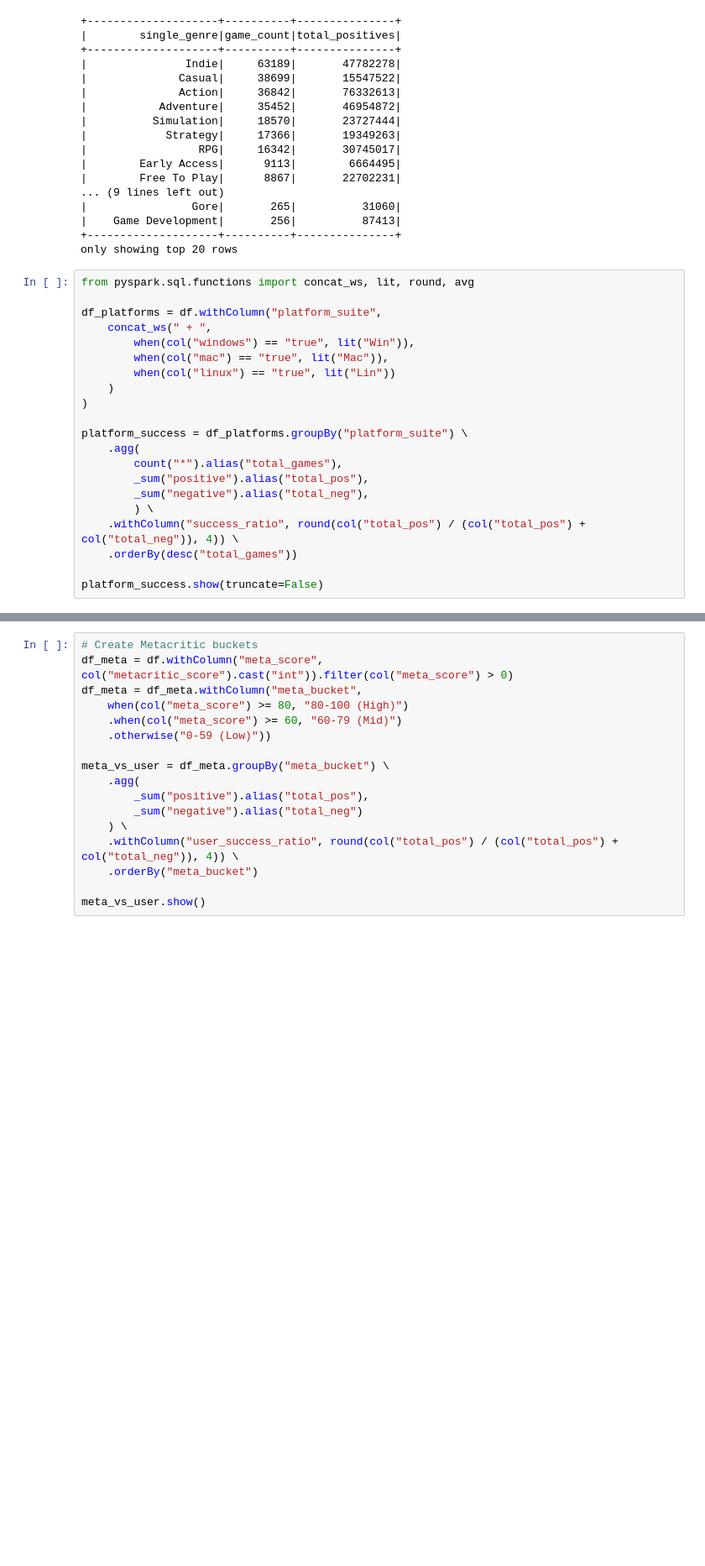
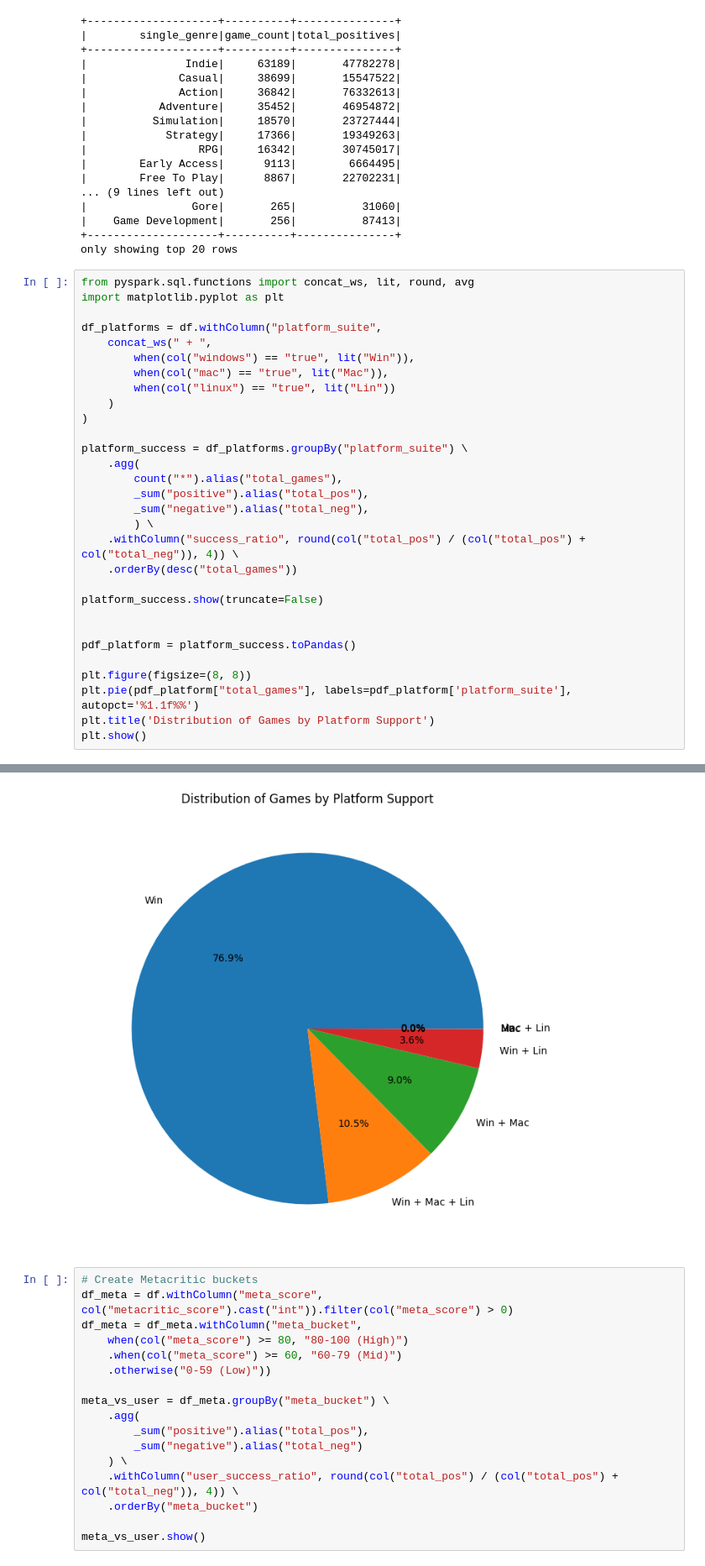
Before and after one commit to sjsu-cs131-spring26/Misteam-Steam-Videogames, a Jupyter notebook: Colab/Misteam_Project_Assign_5_CS131.ipynb, the cells around one changed output, grey strips where cells are left out. Shown at 84% size. Saved outputs shown, nothing was run; the diff lists cells and outputs as text; blank space fills up the shorter version.

```diff
--- a/Colab/Misteam_Project_Assign_5_CS131.ipynb
+++ b/Colab/Misteam_Project_Assign_5_CS131.ipynb
@@ -293,37 +293,47 @@ genre_popularity.show(20)
 only showing top 20 rows
 # %%
 from pyspark.sql.functions import concat_ws, lit, round, avg
+import matplotlib.pyplot as plt
 
 df_platforms = df.withColumn("platform_suite",
     concat_ws(" + ",
         when(col("windows") == "true", lit("Win")),
         when(col("mac") == "true", lit("Mac")),
         when(col("linux") == "true", lit("Lin"))
     )
 )
 
 platform_success = df_platforms.groupBy("platform_suite") \
     .agg(
         count("*").alias("total_games"),
         _sum("positive").alias("total_pos"),
         _sum("negative").alias("total_neg"),
         ) \
     .withColumn("success_ratio", round(col("total_pos") / (col("total_pos") + col("total_neg")), 4)) \
     .orderBy(desc("total_games"))
 
 platform_success.show(truncate=False)
+
+
+pdf_platform = platform_success.toPandas()
+
+plt.figure(figsize=(8, 8))
+plt.pie(pdf_platform["total_games"], labels=pdf_platform['platform_suite'], autopct='%1.1f%%')
+plt.title('Distribution of Games by Platform Support')
+plt.show()
 # %% [output]
 +---------------+-----------+---------+---------+-------------+
 |platform_suite |total_games|total_pos|total_neg|success_ratio|
 +---------------+-----------+---------+---------+-------------+
 |Win            |68931      |63900055 |12791538 |0.8332       |
 |Win + Mac + Lin|9377       |24881705 |2803150  |0.8987       |
 |Win + Mac      |8039       |13918387 |1644323  |0.8943       |
 |Win + Lin      |3241       |11104964 |1562855  |0.8766       |
 |Mac            |21         |227      |142      |0.6152       |
 |Lin            |8          |84       |56       |0.6          |
 |Mac + Lin      |1          |116      |21       |0.8467       |
 +---------------+-----------+---------+---------+-------------+
+[figure, added]
 # %%
 # Create Metacritic buckets
 df_meta = df.withColumn("meta_score", col("metacritic_score").cast("int")).filter(col("meta_score") > 0)
```
Also changed, not shown: parts of 1 cell of this notebook.
